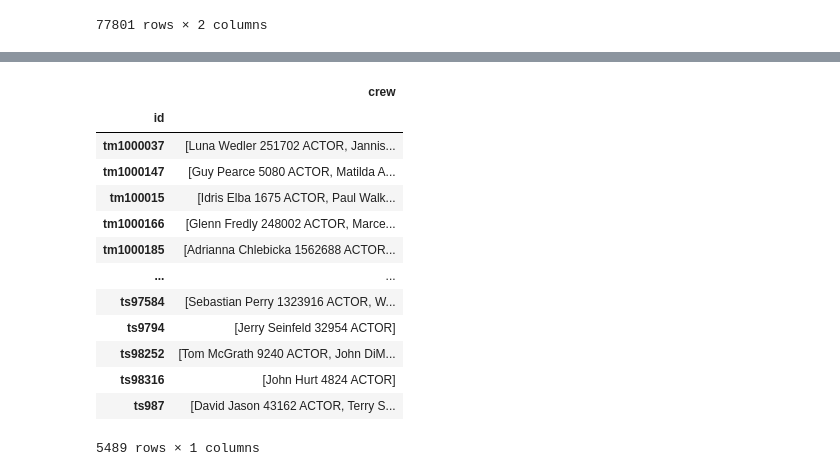
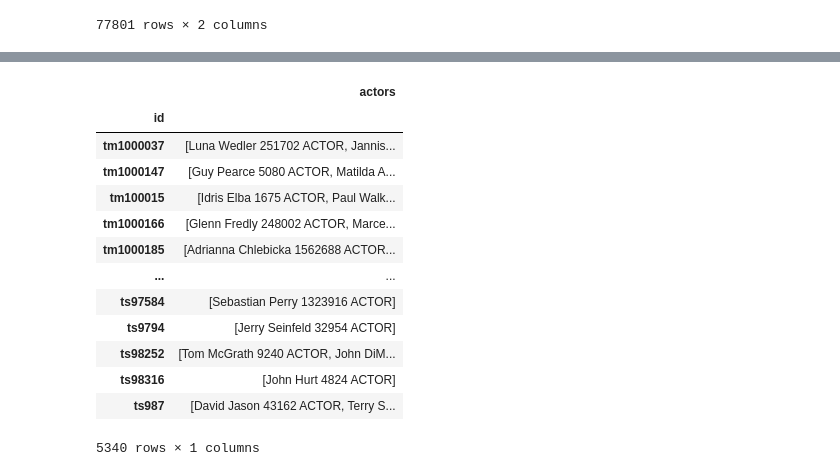
Before and after one commit to AshleyJubilee/netflix-rating-project, a Jupyter notebook: exploratory notebooks/data_cleaning.ipynb, the cells around one changed output, grey strips where cells are left out. Cells and saved outputs as stored; diff of their text form; code cells hidden in the pictures.

```diff
--- a/exploratory notebooks/data_cleaning.ipynb
+++ b/exploratory notebooks/data_cleaning.ipynb
@@ -99,3 +115,6 @@ creditData
 | 77799 | tm1059008 | Isabel Gaona 378132 ACTOR |
 | 77800 | tm1059008 | Julian Gaviria 1950416 DIRECTOR |
 77801 rows × 2 columns
+# %%
+creditActors = creditData.loc[creditData['crew'].str.contains('ACTOR')]
+creditActors
@@ -102,8 +135,9 @@ creditData
 # %%
-creditListData = pd.DataFrame(creditData.groupby(['id'])['crew'].apply(list))
-creditListData
+actorListData = pd.DataFrame(creditActors.groupby(['id'])['crew'].apply(list))
+actorListData.rename(columns={'crew': 'actors'}, inplace=True)
+actorListData
 # %% [output]
-|  | crew |
+|  | actors |
 | id |  |
 | tm1000037 | [Luna Wedler 251702 ACTOR, Jannis... |
 | tm1000147 | [Guy Pearce 5080 ACTOR, Matilda A... |
@@ -111,9 +145,9 @@ creditListData
 | tm1000166 | [Glenn Fredly 248002 ACTOR, Marce... |
 | tm1000185 | [Adrianna Chlebicka 1562688 ACTOR... |
 | ... | ... |
-| ts97584 | [Sebastian Perry 1323916 ACTOR, W... |
+| ts97584 | [Sebastian Perry 1323916 ACTOR] |
 | ts9794 | [Jerry Seinfeld 32954 ACTOR] |
 | ts98252 | [Tom McGrath 9240 ACTOR, John DiM... |
 | ts98316 | [John Hurt 4824 ACTOR] |
 | ts987 | [David Jason 43162 ACTOR, Terry S... |
-5489 rows × 1 columns
+5340 rows × 1 columns
```
Also changed, not shown: parts of 20 cells of this notebook, 3 other files.
